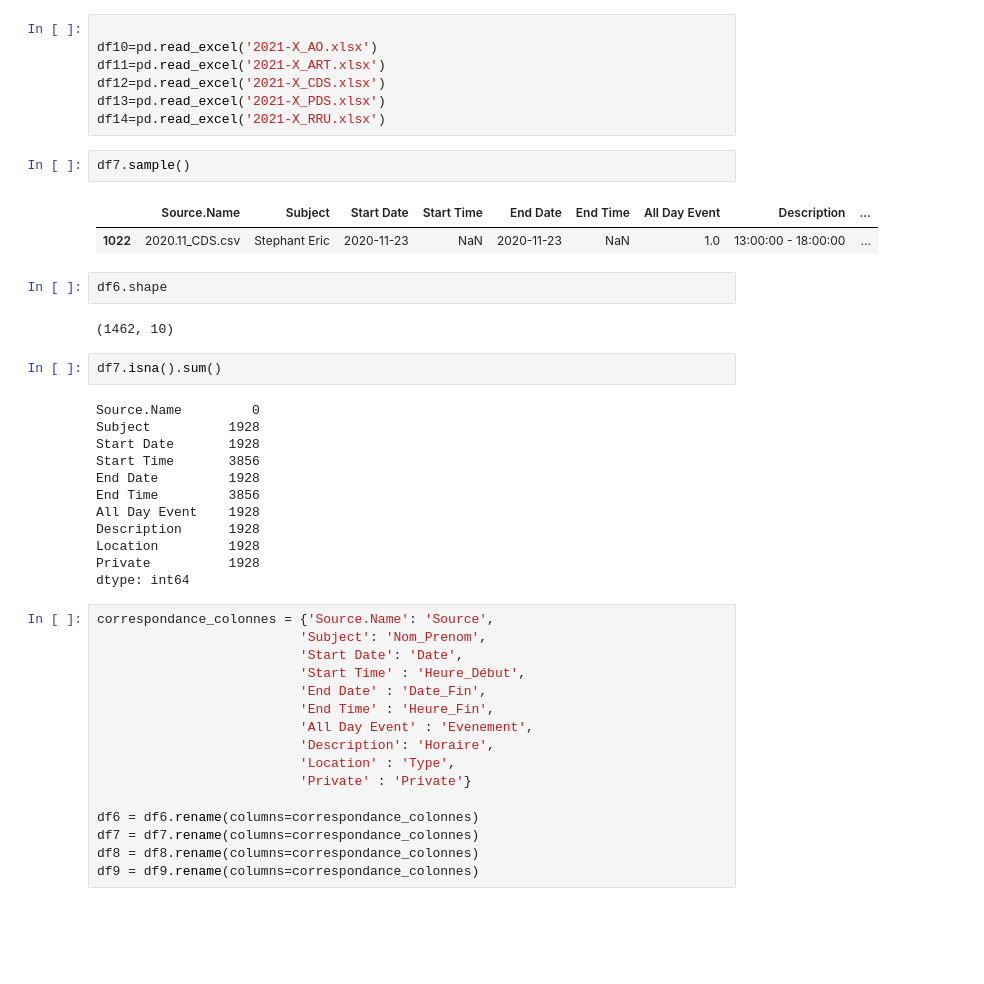
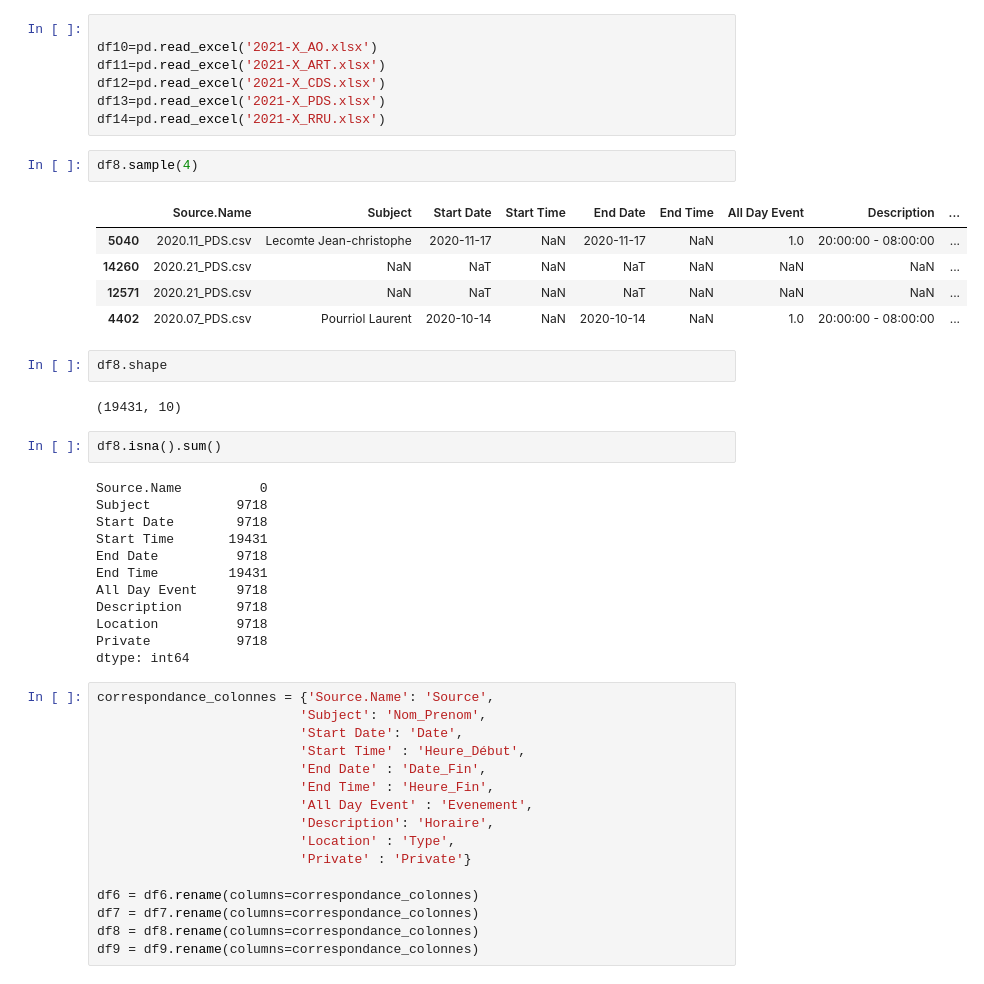
Before and after one commit to DeboraMandon/PoleMed_BDD, a Jupyter notebook: 2_bdd_planning.ipynb, the cells around one changed output. Saved outputs shown, nothing was run; the diff lists cells and outputs as text; blank space fills up the shorter version.

```diff
--- a/2_bdd_planning.ipynb
+++ b/2_bdd_planning.ipynb
@@ -15,28 +15,31 @@ df11=pd.read_excel('2021-X_ART.xlsx')
 df12=pd.read_excel('2021-X_CDS.xlsx')
 df13=pd.read_excel('2021-X_PDS.xlsx')
 df14=pd.read_excel('2021-X_RRU.xlsx')
-# %%
-df7.sample()
-# %% [output]
-|  | Source.Name | Subject | Start Date | Start Time | End Date | End Time | All Day Event | Description | ... |
-| 1022 | 2020.11_CDS.csv | Stephant Eric | 2020-11-23 | NaN | 2020-11-23 | NaN | 1.0 | 13:00:00 - 18:00:00 | ... |
+# %%
+df8.sample(4)
+# %% [output]
+|  | Source.Name | Subject | Start Date | Start Time | End Date | End Time | All Day Event | Description | ... |
+| 5040 | 2020.11_PDS.csv | Lecomte Jean-christophe | 2020-11-17 | NaN | 2020-11-17 | NaN | 1.0 | 20:00:00 - 08:00:00 | ... |
+| 14260 | 2020.21_PDS.csv | NaN | NaT | NaN | NaT | NaN | NaN | NaN | ... |
+| 12571 | 2020.21_PDS.csv | NaN | NaT | NaN | NaT | NaN | NaN | NaN | ... |
+| 4402 | 2020.07_PDS.csv | Pourriol Laurent | 2020-10-14 | NaN | 2020-10-14 | NaN | 1.0 | 20:00:00 - 08:00:00 | ... |
 # %%
-df6.shape
+df8.shape
 # %% [output]
-(1462, 10)
+(19431, 10)
 # %%
-df7.isna().sum()
+df8.isna().sum()
 # %% [output]
-Source.Name         0
-Subject          1928
-Start Date       1928
-Start Time       3856
-End Date         1928
-End Time         3856
-All Day Event    1928
-Description      1928
-Location         1928
-Private          1928
+Source.Name          0
+Subject           9718
+Start Date        9718
+Start Time       19431
+End Date          9718
+End Time         19431
+All Day Event     9718
+Description       9718
+Location          9718
+Private           9718
 dtype: int64
 # %%
 correspondance_colonnes = {'Source.Name': 'Source',
```
Also changed, not shown: parts of 3 cells of this notebook.
